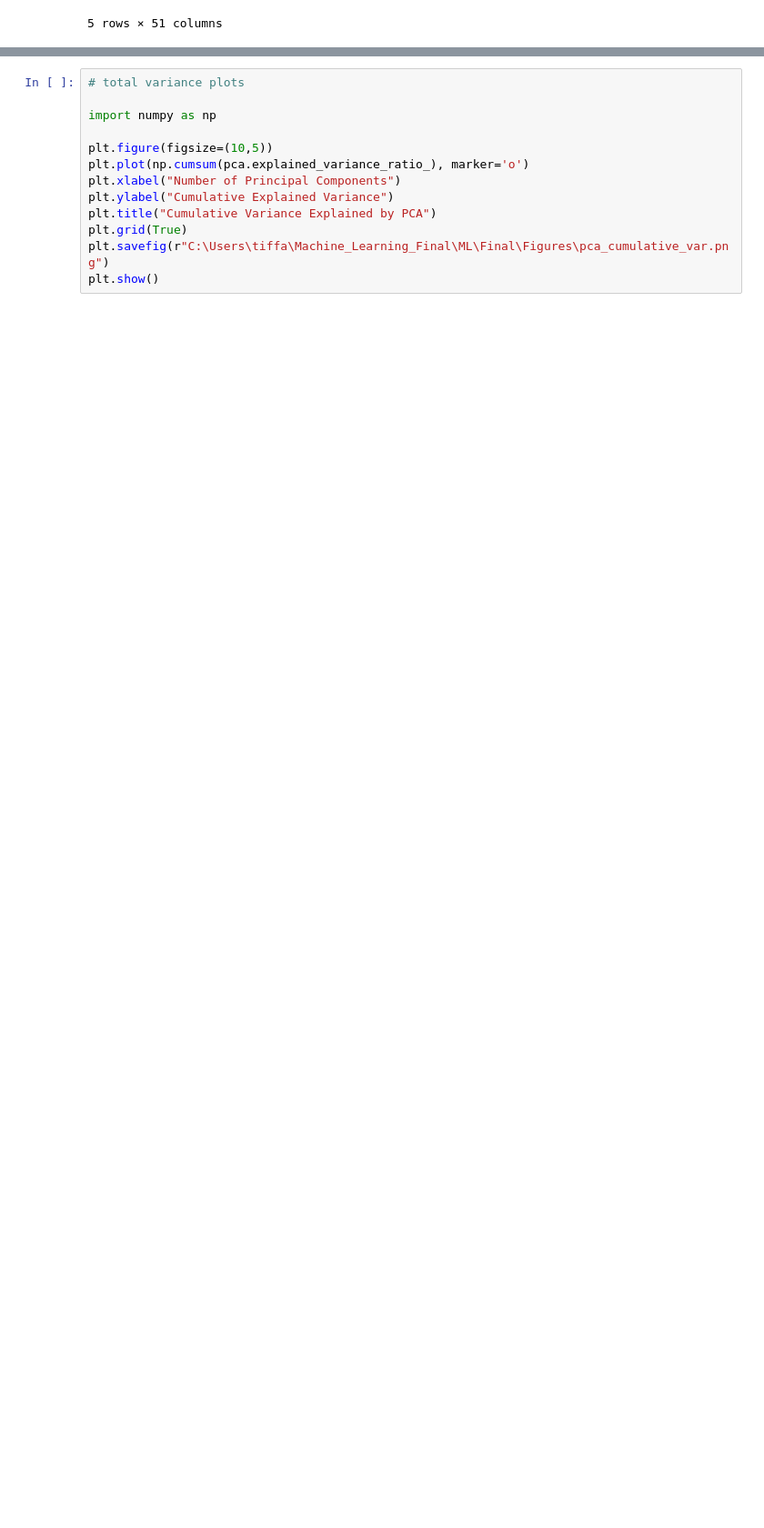
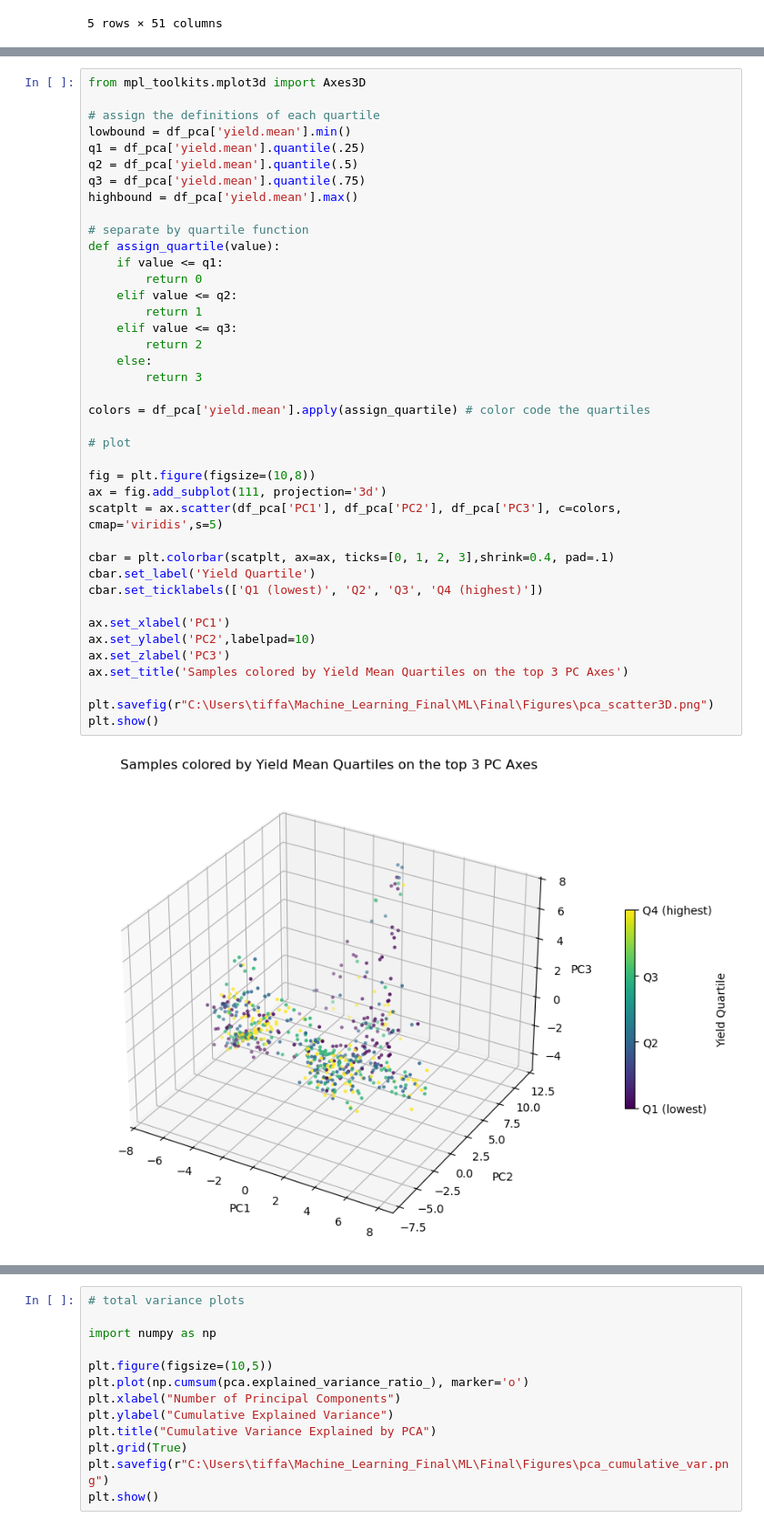
Before and after one commit to ajrx575/Machine_Learning_Final, a Jupyter notebook: ML/Final/Final_Project.ipynb, the cells around one changed output, grey strips where cells are left out. Shown at 91% size. Saved outputs shown, nothing was run; the diff lists cells and outputs as text; blank space fills up the shorter version.

```diff
--- a/ML/Final/Final_Project.ipynb
+++ b/ML/Final/Final_Project.ipynb
@@ -283,0 +213,42 @@ df_pca.head()
+# %%
+from mpl_toolkits.mplot3d import Axes3D
+
+# assign the definitions of each quartile
+lowbound = df_pca['yield.mean'].min()
+q1 = df_pca['yield.mean'].quantile(.25)
+q2 = df_pca['yield.mean'].quantile(.5)
+q3 = df_pca['yield.mean'].quantile(.75)
+highbound = df_pca['yield.mean'].max()
+
+# separate by quartile function
+def assign_quartile(value):
+    if value <= q1:
+        return 0
+    elif value <= q2:
+        return 1
+    elif value <= q3:
+        return 2
+    else:
+        return 3
+
+colors = df_pca['yield.mean'].apply(assign_quartile) # color code the quartiles
+
+# plot
+
+fig = plt.figure(figsize=(10,8))
+ax = fig.add_subplot(111, projection='3d')
+scatplt = ax.scatter(df_pca['PC1'], df_pca['PC2'], df_pca['PC3'], c=colors, cmap='viridis',s=5)
+
+cbar = plt.colorbar(scatplt, ax=ax, ticks=[0, 1, 2, 3],shrink=0.4, pad=.1)
+cbar.set_label('Yield Quartile')
+cbar.set_ticklabels(['Q1 (lowest)', 'Q2', 'Q3', 'Q4 (highest)'])
+
+ax.set_xlabel('PC1')
+ax.set_ylabel('PC2',labelpad=10)
+ax.set_zlabel('PC3')
+ax.set_title('Samples colored by Yield Mean Quartiles on the top 3 PC Axes')
+
+plt.savefig(r"C:\Users\tiffa\Machine_Learning_Final\ML\Final\Figures\pca_scatter3D.png")
+plt.show()
+# %% [output]
+[figure, added]
```
Also changed, not shown: parts of 20 cells of this notebook, 2 other files.
